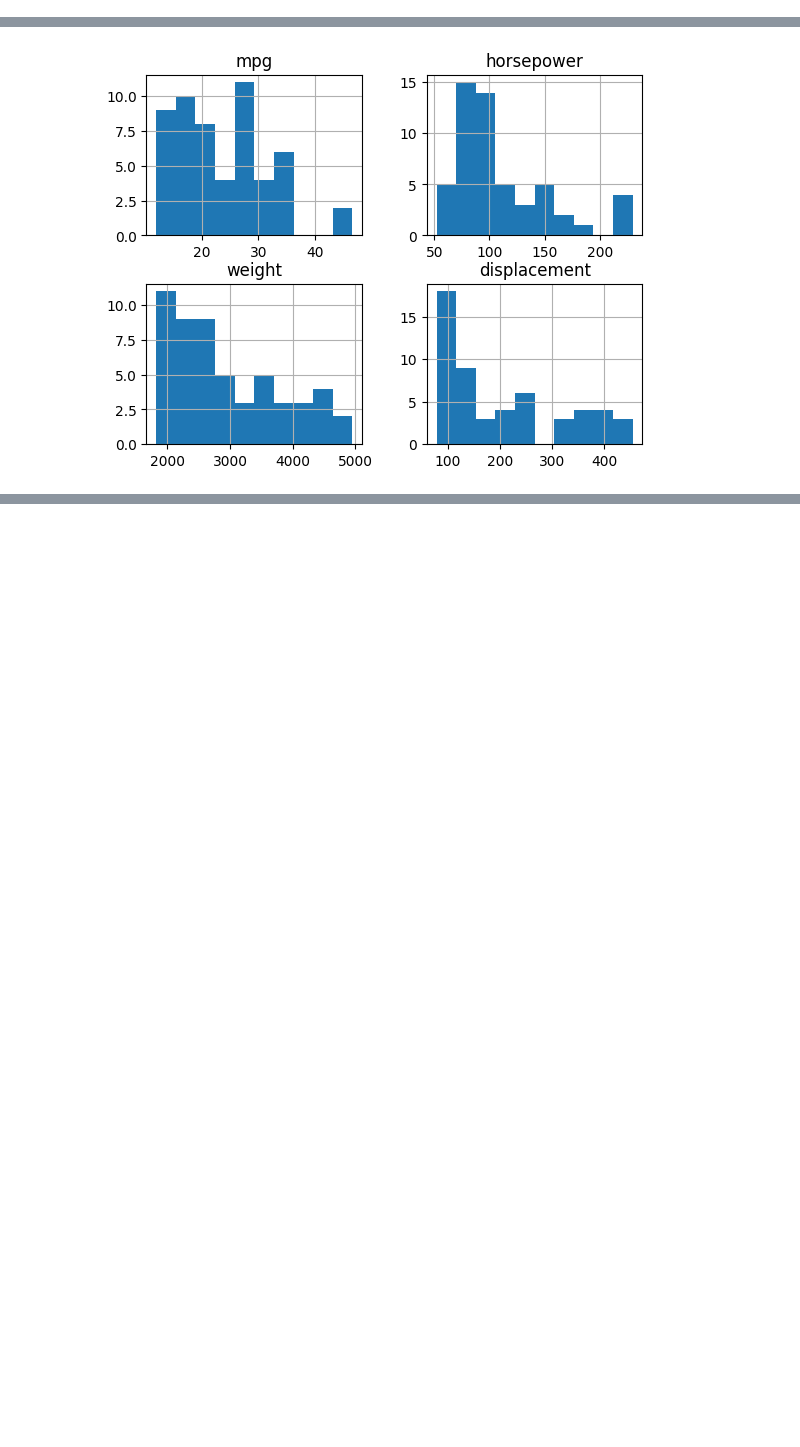
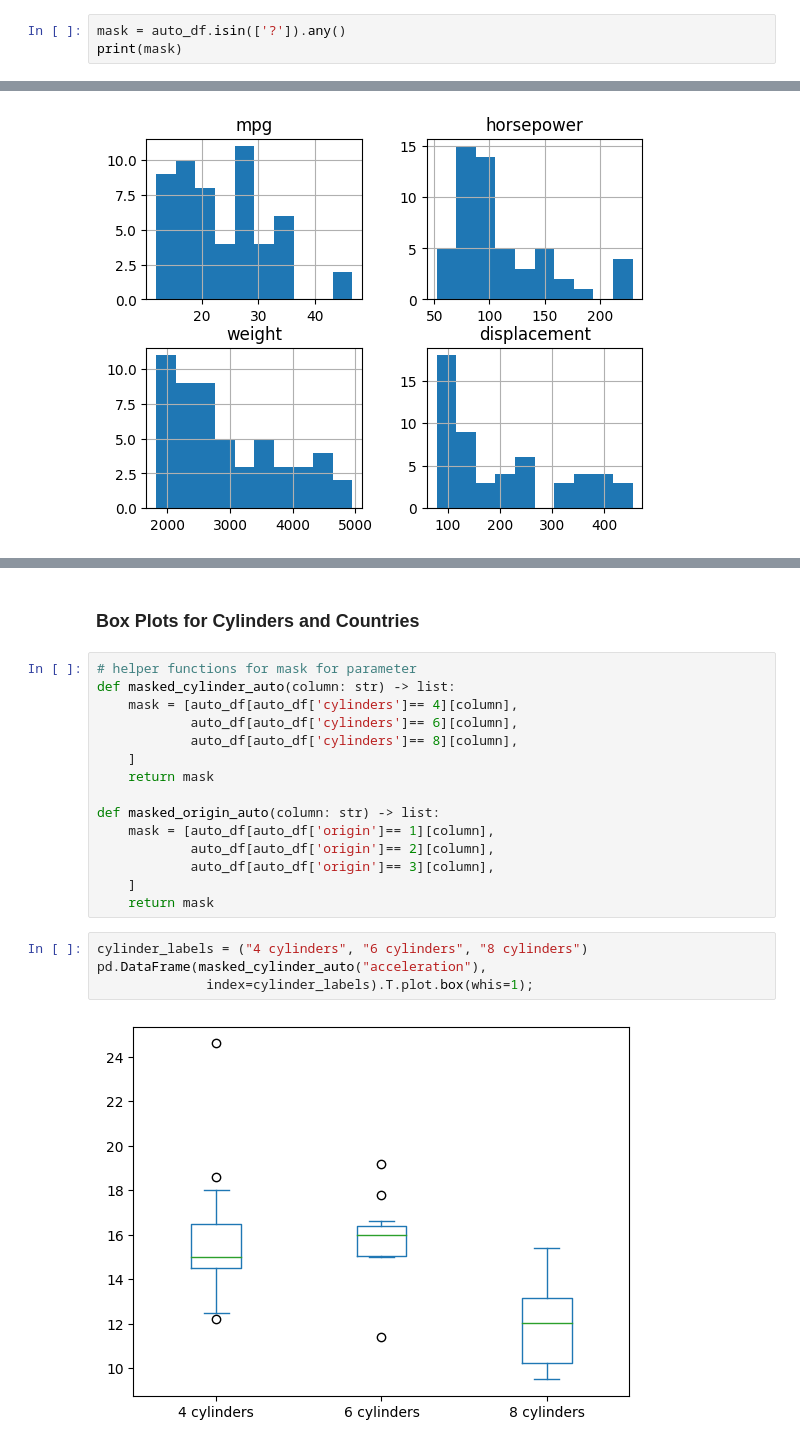
Before and after one commit to Takosaga/spring_24, a Jupyter notebook: data_mining/lab1/lab1.ipynb, the cells around one changed output, grey strips where cells are left out. Saved outputs shown, nothing was run; the diff lists cells and outputs as text; blank space fills up the shorter version.

```diff
--- a/data_mining/lab1/lab1.ipynb
+++ b/data_mining/lab1/lab1.ipynb
@@ -56,3 +59,6 @@ Attribute Information:
 * origin: multi-valued discrete
 * car name: string (unique for each instance)
 * Missing Attribute Values: horsepower has 6 missing values
+# %%
+mask = auto_df.isin(['?']).any()
+print(mask)
@@ -101,0 +177,23 @@ auto_df[['mpg','horsepower','weight','displacement']].hist();
+# %% [markdown]
+### Box Plots for Cylinders and Countries
+# %%
+# helper functions for mask for parameter
+def masked_cylinder_auto(column: str) -> list:
+    mask = [auto_df[auto_df['cylinders']== 4][column],
+            auto_df[auto_df['cylinders']== 6][column],
+            auto_df[auto_df['cylinders']== 8][column],
+    ]
+    return mask
+
+def masked_origin_auto(column: str) -> list:
+    mask = [auto_df[auto_df['origin']== 1][column],
+            auto_df[auto_df['origin']== 2][column],
+            auto_df[auto_df['origin']== 3][column],
+    ]
+    return mask
+# %%
+cylinder_labels = ("4 cylinders", "6 cylinders", "8 cylinders")
+pd.DataFrame(masked_cylinder_auto("acceleration"),
+              index=cylinder_labels).T.plot.box(whis=1);
+# %% [output]
+[figure, added]
```
Also changed, not shown: parts of 27 cells of this notebook.
